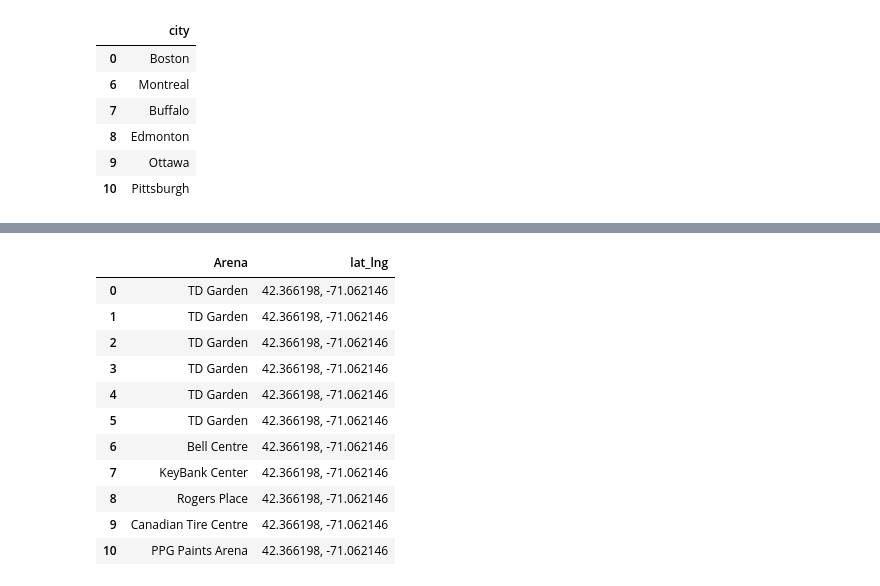
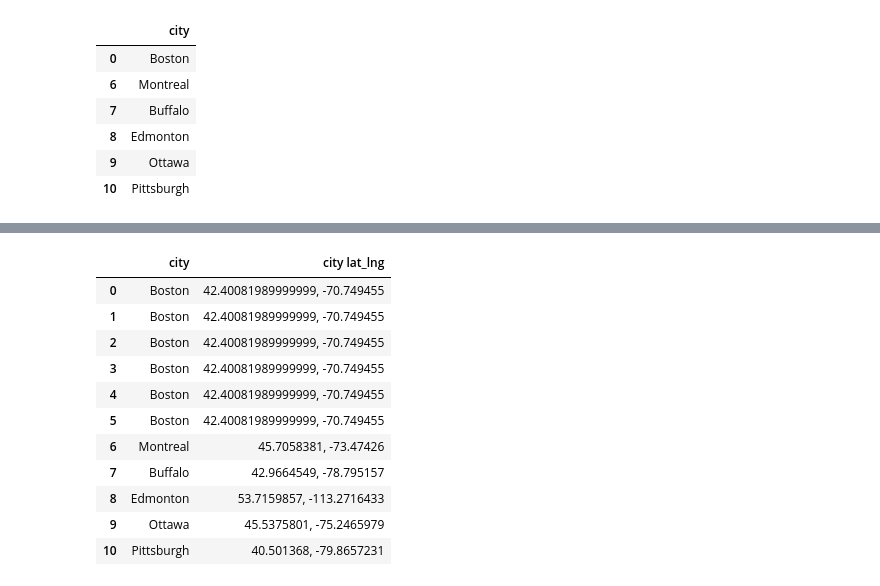
Before and after one commit to Ksheekey/ETL-Challenge, a Jupyter notebook: API-COPY_pl.ipynb, the cells around one changed output, grey strips where cells are left out. Cells and saved outputs as stored; diff of their text form; code cells hidden in the pictures.

```diff
--- a/API-COPY_pl.ipynb
+++ b/API-COPY_pl.ipynb
@@ -348 +355,17 @@ coordinates_list
+# %%
+dict_df = pd.DataFrame(stad_ltlg)
+dict_df
+# %% [output]
+|  | city | city lat_lng |
+| 0 | Boston | 42.40081989999999, -70.749455 |
+| 1 | Boston | 42.40081989999999, -70.749455 |
+| 2 | Boston | 42.40081989999999, -70.749455 |
+| 3 | Boston | 42.40081989999999, -70.749455 |
+| 4 | Boston | 42.40081989999999, -70.749455 |
+| 5 | Boston | 42.40081989999999, -70.749455 |
+| 6 | Montreal | 45.7058381, -73.47426 |
+| 7 | Buffalo | 42.9664549, -78.795157 |
+| 8 | Edmonton | 53.7159857, -113.2716433 |
+| 9 | Ottawa | 45.5375801, -75.2465979 |
+| 10 | Pittsburgh | 40.501368, -79.8657231 |
 # %%
@@ -358,17 +381 @@ coordinates_list
-# %%
-dict_df = pd.DataFrame(coordinates_list)
-dict_df
-# %% [output]
-|  | Arena | lat_lng |
-| 0 | TD Garden | 42.366198, -71.062146 |
-| 1 | TD Garden | 42.366198, -71.062146 |
-| 2 | TD Garden | 42.366198, -71.062146 |
-| 3 | TD Garden | 42.366198, -71.062146 |
-| 4 | TD Garden | 42.366198, -71.062146 |
-| 5 | TD Garden | 42.366198, -71.062146 |
-| 6 | Bell Centre | 42.366198, -71.062146 |
-| 7 | KeyBank Center | 42.366198, -71.062146 |
-| 8 | Rogers Place | 42.366198, -71.062146 |
-| 9 | Canadian Tire Centre | 42.366198, -71.062146 |
-| 10 | PPG Paints Arena | 42.366198, -71.062146 |
 # %%
```
Also changed, not shown: parts of 25 cells of this notebook.
